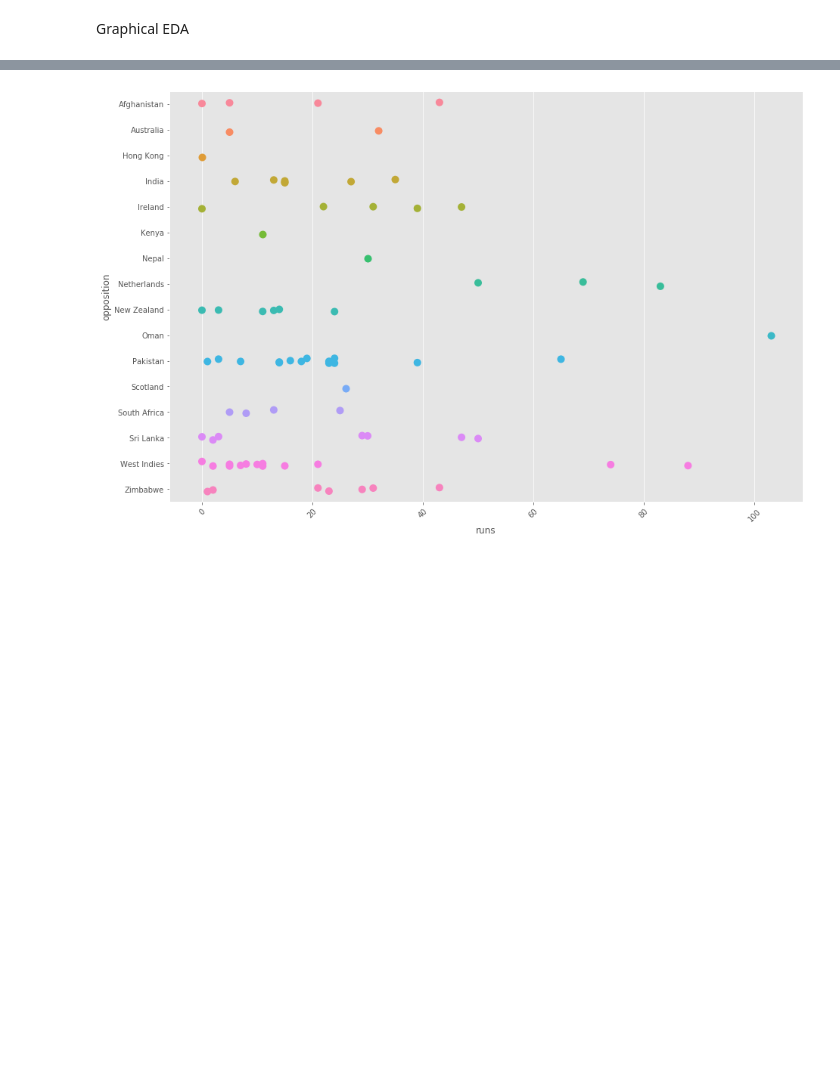
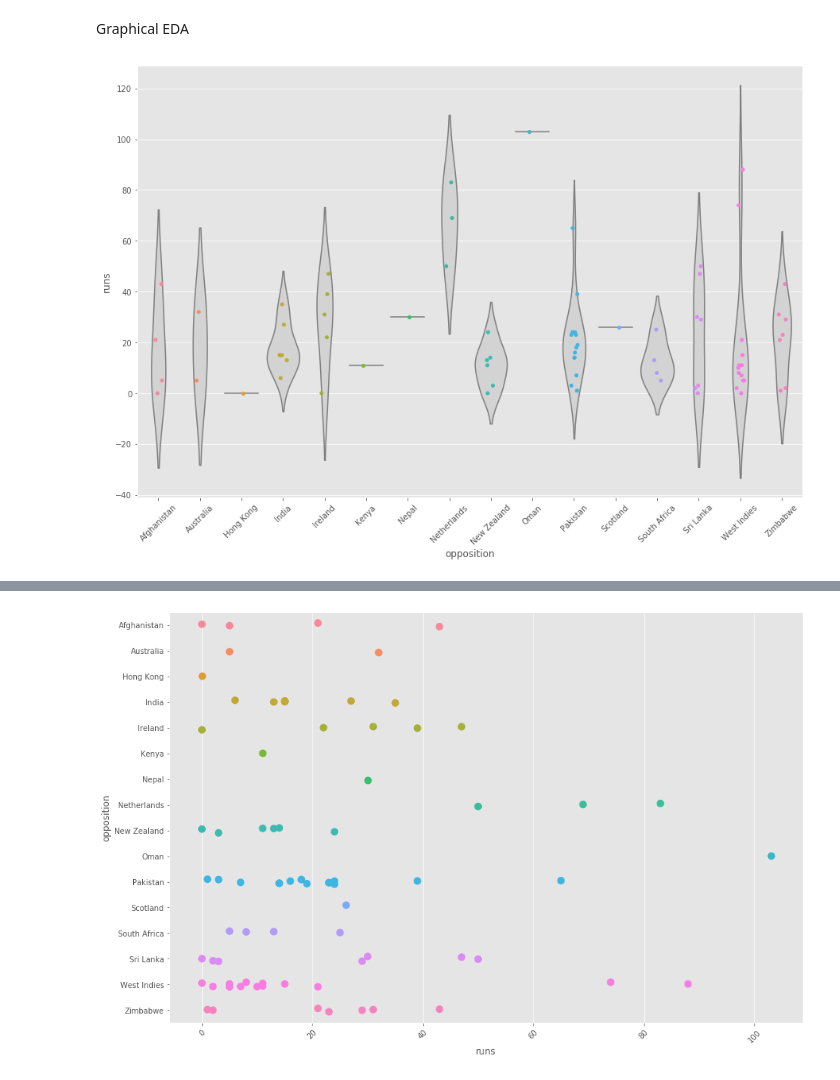
Before and after one commit to ShayekhBinIslam/ml_session_jan_2020, a Jupyter notebook: regression/tamim.ipynb, the cells around one changed output, grey strips where cells are left out. Saved outputs shown, nothing was run; the diff lists cells and outputs as text; code cells hidden in the pictures; blank space fills up the shorter version.

Commit message:
more plots added

```diff
--- a/regression/tamim.ipynb
+++ b/regression/tamim.ipynb
@@ -116,6 +116,17 @@ Bengaluru           1
 Name: ground, dtype: int64
 # %% [markdown]
 Graphical EDA
+# %%
+fig, ax = plt.subplots(figsize=(15,10))
+sns.violinplot(x='opposition', y='runs', data=df, inner=None, color='lightgray')
+
+# Overlay a strip plot on the violin plot
+sns.stripplot(x='opposition', y='runs', data=df, size=5, jitter=True)
+plt.setp( ax.xaxis.get_majorticklabels(), rotation=45 );
+# Display the plot
+plt.show()
+# %% [output]
+[figure, added]
 # %%
 # Runs per opposition
 fig, ax = plt.subplots(figsize=(15,10))
```
Also changed, not shown: parts of 1 cell of this notebook.
